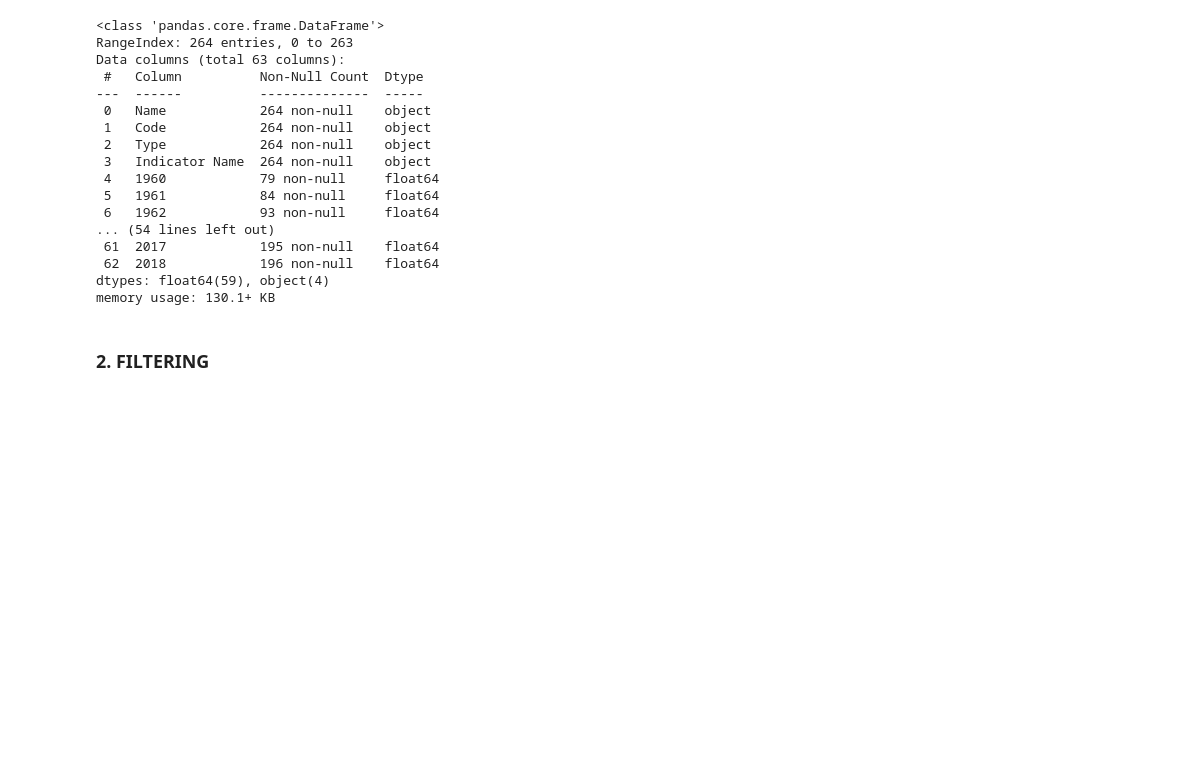
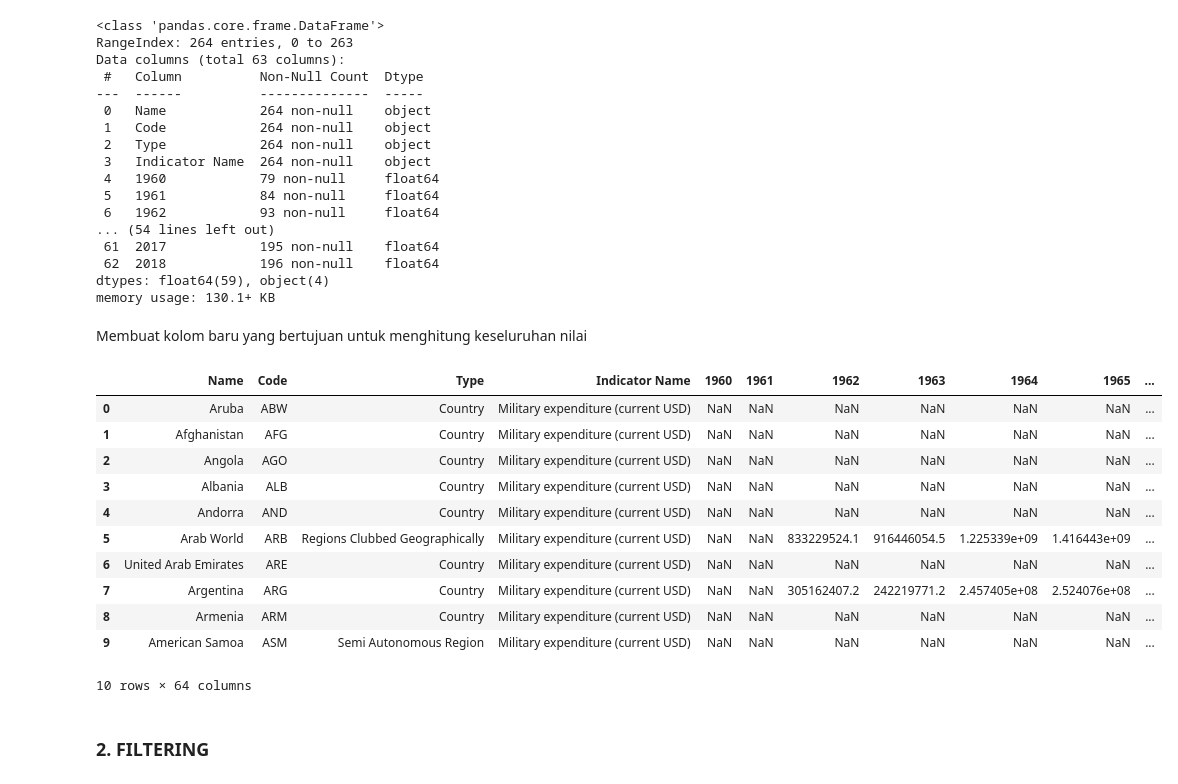
Before and after one commit to AbdulHafidh-AI/Praktikum-Visualisasi-Data, a Jupyter notebook: 2008107010056_AbdulHafidh_Tugas3.ipynb, the cells around one changed output. Drawn from its saved outputs; the diff is of its cells as text; code cells hidden in the pictures; blank space fills up the shorter version.

```diff
--- a/2008107010056_AbdulHafidh_Tugas3.ipynb
+++ b/2008107010056_AbdulHafidh_Tugas3.ipynb
@@ -89,6 +90,25 @@ Data columns (total 63 columns):
  62  2018            196 non-null    float64
 dtypes: float64(59), object(4)
 memory usage: 130.1+ KB
+# %% [markdown]
+Membuat kolom baru yang bertujuan untuk menghitung keseluruhan nilai
+# %%
+sample['Total'] = sample.sum(axis=1)
+
+sample.head(10)
+# %% [output]
+|  | Name | Code | Type | Indicator Name | 1960 | 1961 | 1962 | 1963 | 1964 | 1965 | ... |
+| 0 | Aruba | ABW | Country | Military expenditure (current USD) | NaN | NaN | NaN | NaN | NaN | NaN | ... |
+| 1 | Afghanistan | AFG | Country | Military expenditure (current USD) | NaN | NaN | NaN | NaN | NaN | NaN | ... |
+| 2 | Angola | AGO | Country | Military expenditure (current USD) | NaN | NaN | NaN | NaN | NaN | NaN | ... |
+| 3 | Albania | ALB | Country | Military expenditure (current USD) | NaN | NaN | NaN | NaN | NaN | NaN | ... |
+| 4 | Andorra | AND | Country | Military expenditure (current USD) | NaN | NaN | NaN | NaN | NaN | NaN | ... |
+| 5 | Arab World | ARB | Regions Clubbed Geographically | Military expenditure (current USD) | NaN | NaN | 833229524.1 | 916446054.5 | 1.225339e+09 | 1.416443e+09 | ... |
+| 6 | United Arab Emirates | ARE | Country | Military expenditure (current USD) | NaN | NaN | NaN | NaN | NaN | NaN | ... |
+| 7 | Argentina | ARG | Country | Military expenditure (current USD) | NaN | NaN | 305162407.2 | 242219771.2 | 2.457405e+08 | 2.524076e+08 | ... |
+| 8 | Armenia | ARM | Country | Military expenditure (current USD) | NaN | NaN | NaN | NaN | NaN | NaN | ... |
+| 9 | American Samoa | ASM | Semi Autonomous Region | Military expenditure (current USD) | NaN | NaN | NaN | NaN | NaN | NaN | ... |
+10 rows × 64 columns
 # %% [markdown]
 ### 2. FILTERING
 # %% [markdown]
```
Also changed, not shown: parts of 4 cells of this notebook.
